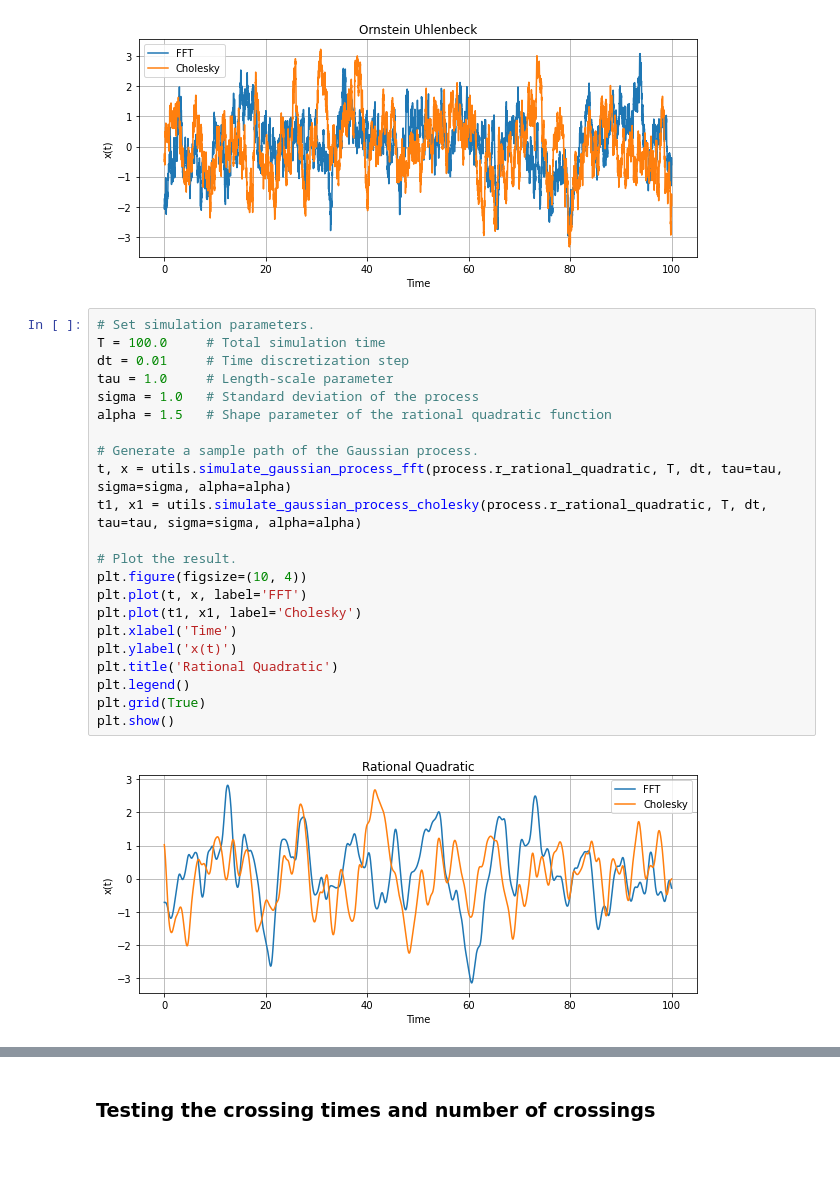
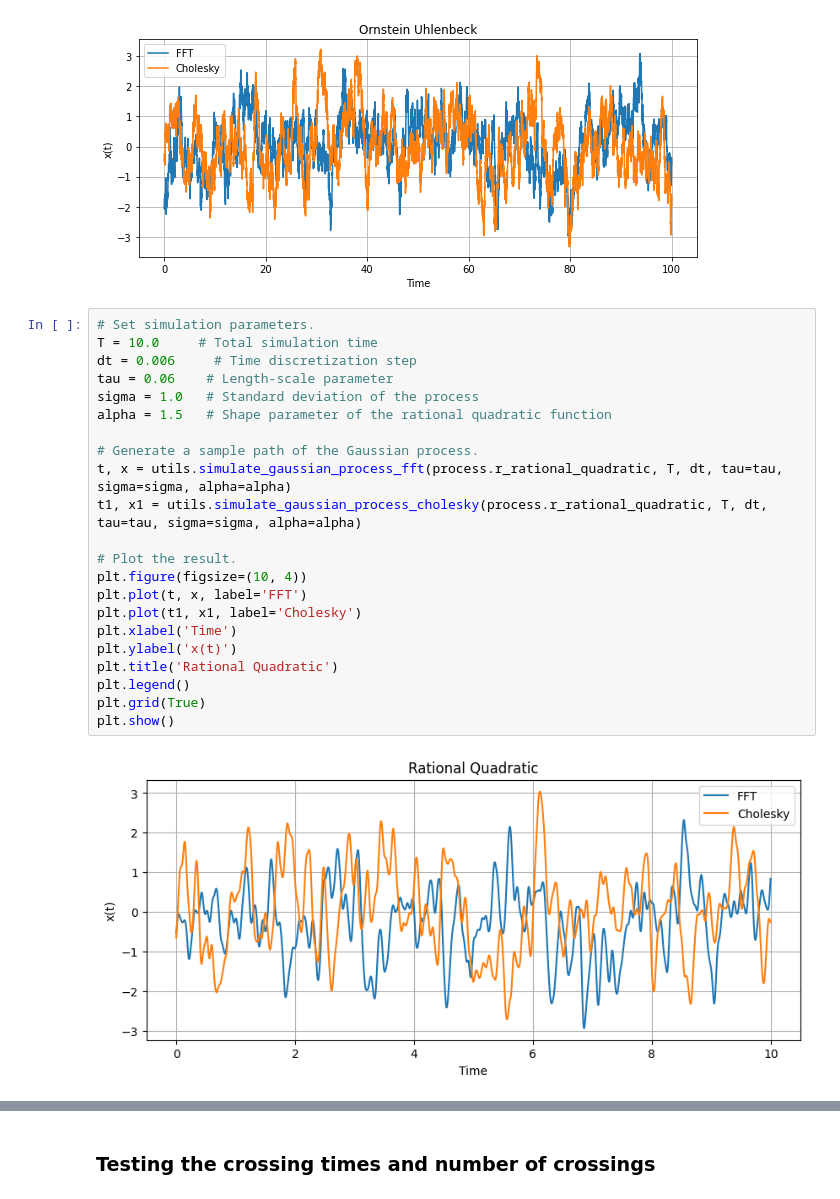
Before and after one commit to shivangrawat/gaussian-crossings, a Jupyter notebook: examples/testing_simulation.ipynb, the cells around one changed output, grey strips where cells are left out. Cells and saved outputs as stored; diff of their text form; blank space fills up the shorter version.

```diff
--- a/examples/testing_simulation.ipynb
+++ b/examples/testing_simulation.ipynb
@@ -111,28 +111,28 @@ plt.show()
 [figure]
 # %%
 # Set simulation parameters.
-T = 100.0     # Total simulation time
-dt = 0.01     # Time discretization step
-tau = 1.0     # Length-scale parameter
+T = 10.0     # Total simulation time
+dt = 0.006     # Time discretization step
+tau = 0.06    # Length-scale parameter
 sigma = 1.0   # Standard deviation of the process
 alpha = 1.5   # Shape parameter of the rational quadratic function
 
 # Generate a sample path of the Gaussian process.
 t, x = utils.simulate_gaussian_process_fft(process.r_rational_quadratic, T, dt, tau=tau, sigma=sigma, alpha=alpha)
 t1, x1 = utils.simulate_gaussian_process_cholesky(process.r_rational_quadratic, T, dt, tau=tau, sigma=sigma, alpha=alpha)
 
 # Plot the result.
 plt.figure(figsize=(10, 4))
 plt.plot(t, x, label='FFT')
 plt.plot(t1, x1, label='Cholesky')
 plt.xlabel('Time')
 plt.ylabel('x(t)')
 plt.title('Rational Quadratic')
 plt.legend()
 plt.grid(True)
 plt.show()
 # %% [output]
-[figure, old version]
+[figure, new version]
 # %%
 # Set simulation parameters.
 T = 100.0    # Total simulation time
```
Also changed, not shown: parts of 1 cell of this notebook, 6 other files.
